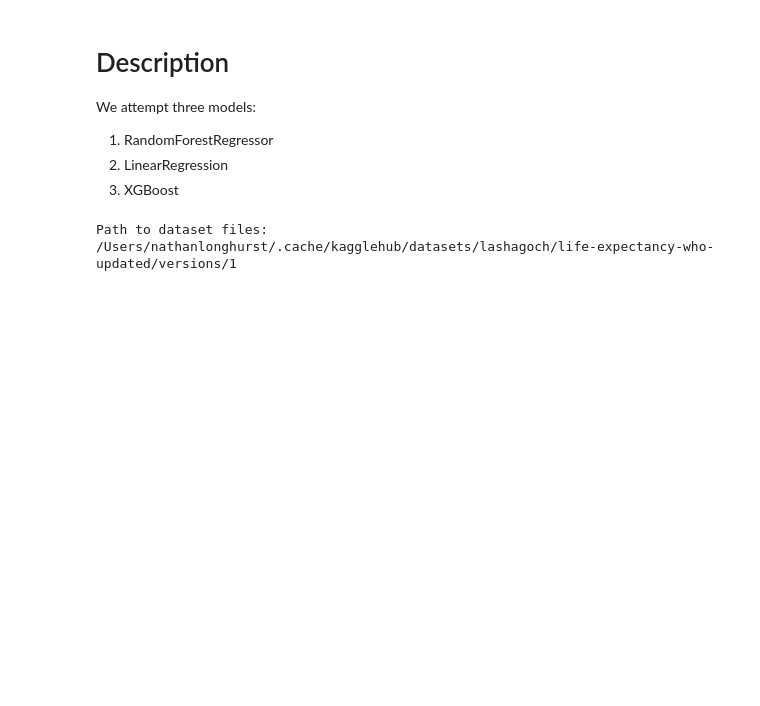
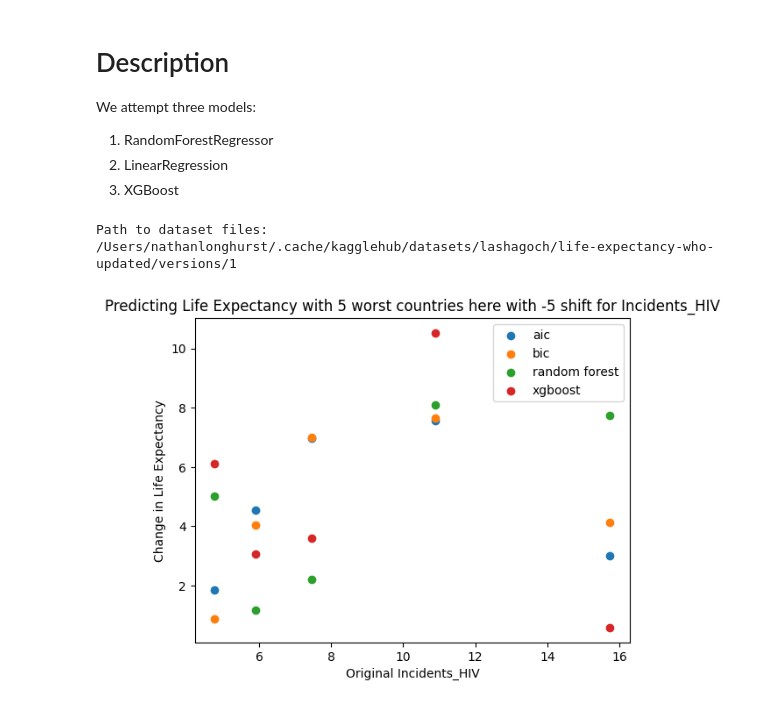
Before and after one commit to nlong1/vol3-project-semester1, a Jupyter notebook: model.ipynb, the cells around one changed output. Drawn from its saved outputs; the diff is of its cells as text; code cells hidden in the pictures; blank space fills up the shorter version.

Commit message:
added two plots for evaluation

```diff
--- a/model.ipynb
+++ b/model.ipynb
@@ -72,3 +72,10 @@ with open('RandomForestRegressor.pkl', 'rb') as f:
     random_forest = pickle.load(f)
 with open('XGBoost.pkl', 'rb') as f:
     xgboost = pickle.load(f)
+# %%
+aic_features = ['Alcohol_consumption', 'Hepatitis_B', 'BMI', 'Polio', 'Diphtheria', 'Incidents_HIV', 'GDP_per_capita', 'Population_mln', 'Thinness_ten_nineteen_years', 'Thinness_five_nine_years', 'Schooling', 'Economy_status_Developed']
+bic_features = ['Alcohol_consumption', 'BMI', 'Polio', 'Incidents_HIV', 'GDP_per_capita', 'Population_mln', 'Schooling', 'Economy_status_Developed']
+reg_features = ['Alcohol_consumption', 'Hepatitis_B', 'Measles',
+       'BMI', 'Polio', 'Diphtheria', 'Incidents_HIV', 'GDP_per_capita',
+       'Population_mln', 'Thinness_ten_nineteen_years',
+       'Thinness_five_nine_years', 'Schooling', 'Economy_status_Developed', 'Vaccination_score', 'Lifestyle_index']
@@ -74,0 +127,4 @@ with open('XGBoost.pkl', 'rb') as f:
+# %%
+avg_increase = plot_worst_increase_2014("Incidents_HIV", -5, 5)
+# %% [output]
+[figure, added]
```
Also changed, not shown: parts of 3 cells of this notebook.
